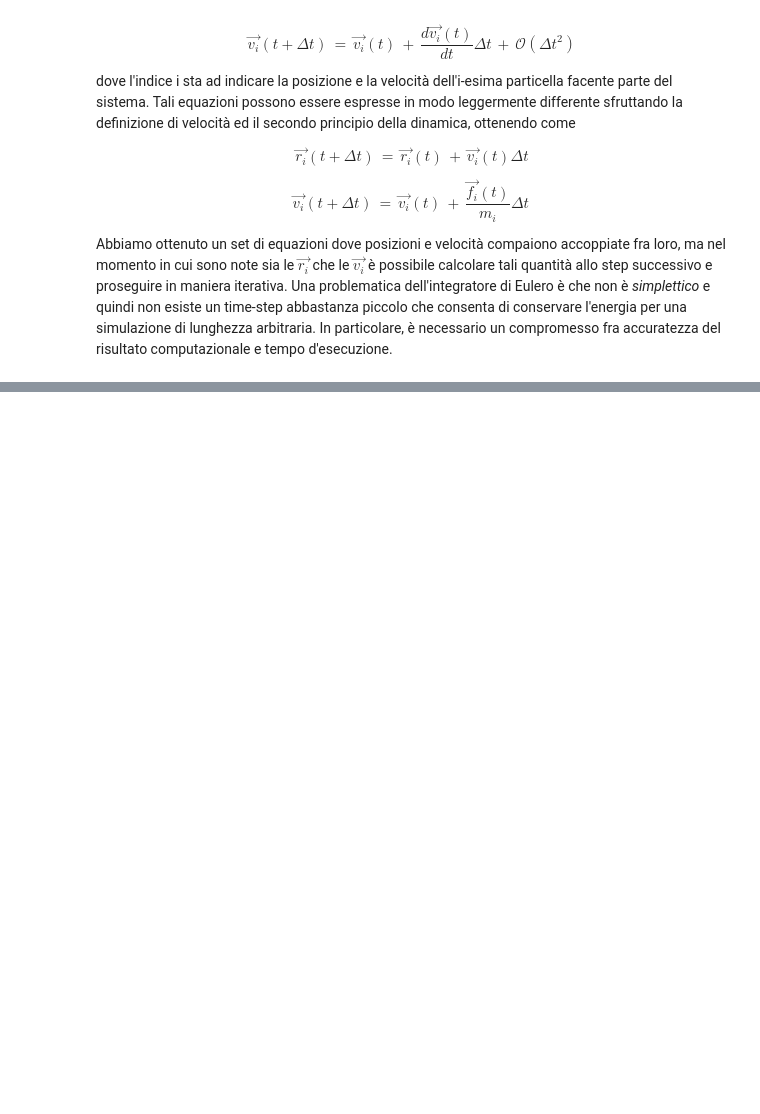
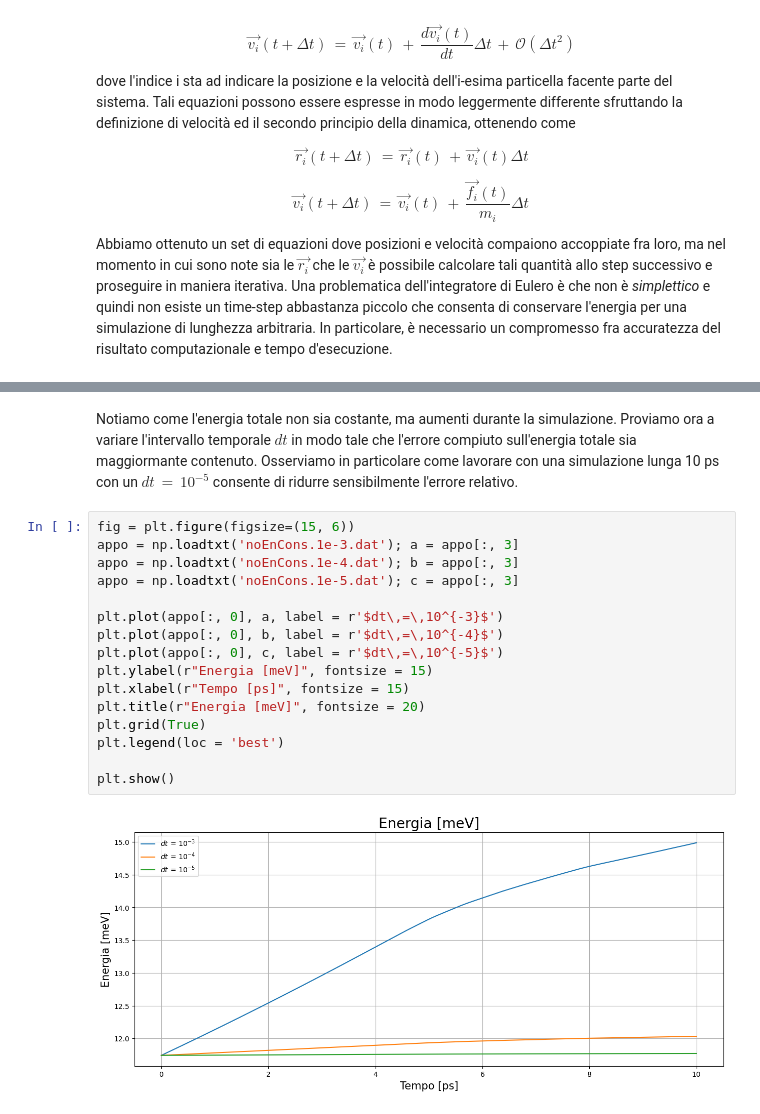
Before and after one commit to Negrini085/Simulazione-di-Materia-Condensata, a Jupyter notebook: Codice1/esercitazione1.ipynb, the cells around one changed output, grey strips where cells are left out. Saved outputs shown, nothing was run; the diff lists cells and outputs as text; blank space fills up the shorter version.

Commit message:
Aggiunta parte sull'algoritmo di Eulero

```diff
--- a/Codice1/esercitazione1.ipynb
+++ b/Codice1/esercitazione1.ipynb
@@ -47,0 +75,20 @@ Abbiamo ottenuto un set di equazioni dove posizioni e velocità compaiono accopp
+# %% [markdown]
+Notiamo come l'energia totale non sia costante, ma aumenti durante la simulazione. Proviamo ora a variare l'intervallo temporale $dt$ in modo tale che l'errore compiuto sull'energia totale sia  maggiormante contenuto. Osserviamo in particolare come lavorare con una simulazione lunga 10 ps con un  $dt\,=\,10^{-5}$ consente di ridurre sensibilmente l'errore relativo.
+# %%
+fig = plt.figure(figsize=(15, 6))
+appo = np.loadtxt('noEnCons.1e-3.dat'); a = appo[:, 3]
+appo = np.loadtxt('noEnCons.1e-4.dat'); b = appo[:, 3]
+appo = np.loadtxt('noEnCons.1e-5.dat'); c = appo[:, 3]
+
+plt.plot(appo[:, 0], a, label = r'$dt\,=\,10^{-3}$')
+plt.plot(appo[:, 0], b, label = r'$dt\,=\,10^{-4}$')
+plt.plot(appo[:, 0], c, label = r'$dt\,=\,10^{-5}$')
+plt.ylabel(r"Energia [meV]", fontsize = 15)
+plt.xlabel(r"Tempo [ps]", fontsize = 15)
+plt.title(r"Energia [meV]", fontsize = 20)
+plt.grid(True)
+plt.legend(loc = 'best')
+
+plt.show()
+# %% [output]
+[figure, added]
```
Also changed, not shown: parts of 3 cells of this notebook, 3 other files.
